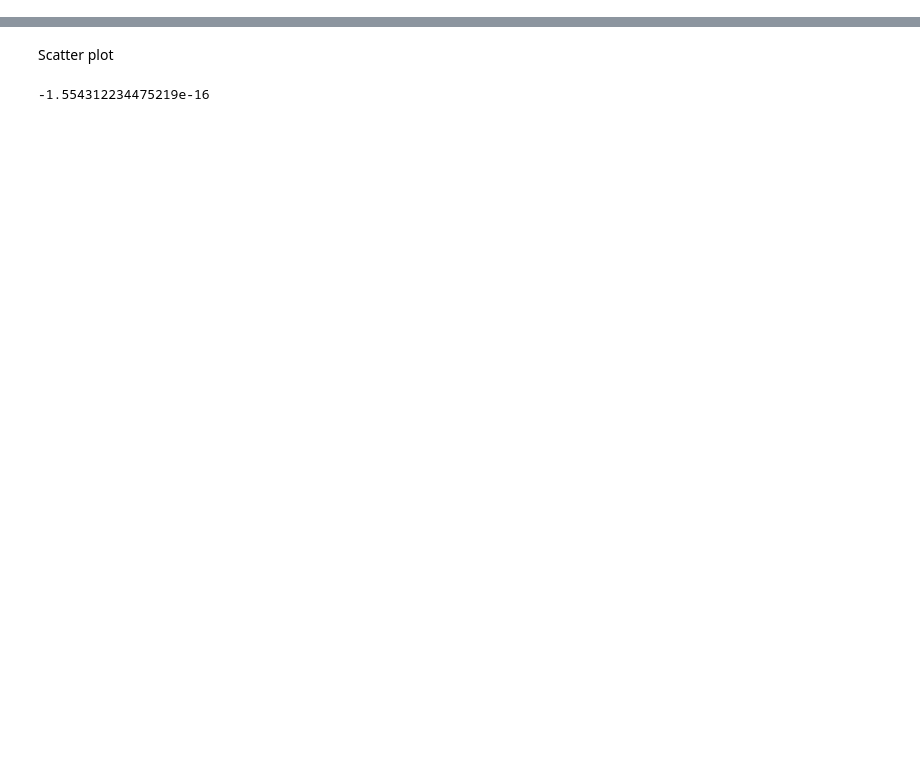
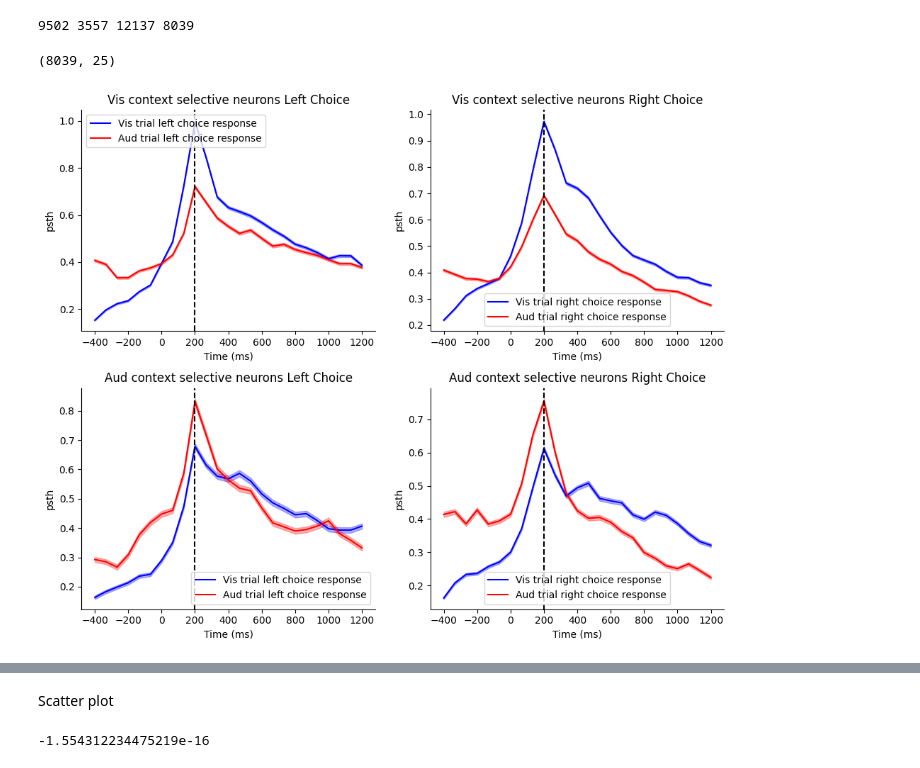
Before and after one commit to edwardyan95/ibllib, a Jupyter notebook: examples/multimice_aggregate.ipynb, the cells around one changed output, grey strips where cells are left out. Drawn from its saved outputs; the diff is of its cells as text; code cells hidden in the pictures; blank space fills up the shorter version.

```diff
--- a/examples/multimice_aggregate.ipynb
+++ b/examples/multimice_aggregate.ipynb
@@ -438,0 +949,3 @@ plt.show()
+# %%
+date = '20250624_valvesilent'
+agg_data['AE_L2']['training']['accuracies_vis'][np.where(agg_data['AE_L2']['training']['training_dates']==date[:8])[0]]
@@ -438,0 +1054,5 @@ plt.show()
+# %%
+vis_left_choice_beta, vis_left_choice_pval, vis_left_choice_r2, beta_info = get_agg_data_beta(agg_data=agg_data, mouse_ids = mouse_ids, unique_predictors = unique_predictors, column_name='vis_left_choice_times')
+aud_left_choice_beta, aud_left_choice_pval, aud_left_choice_r2, beta_info = get_agg_data_beta(agg_data=agg_data, mouse_ids = mouse_ids, unique_predictors = unique_predictors, column_name='aud_left_choice_times')
+vis_right_choice_beta, vis_right_choice_pval, vis_right_choice_r2, beta_info = get_agg_data_beta(agg_data=agg_data, mouse_ids = mouse_ids, unique_predictors = unique_predictors, column_name='vis_right_choice_times')
+aud_right_choice_beta, aud_right_choice_pval, aud_right_choice_r2, beta_info = get_agg_data_beta(agg_data=agg_data, mouse_ids = mouse_ids, unique_predictors = unique_predictors, column_name='aud_right_choice_times')
@@ -438,0 +1061,13 @@ plt.show()
+# %%
+alpha = 0.05
+vis_left_context_neuron_idx =  np.where((vis_left_choice_pval<alpha) & (aud_left_choice_pval>alpha))[0]
+aud_left_context_neuron_idx = np.where((vis_left_choice_pval>alpha) & (aud_left_choice_pval<alpha))[0]
+vis_right_context_neuron_idx = np.where((vis_right_choice_pval<alpha) & (aud_right_choice_pval>alpha))[0]
+aud_right_context_neuron_idx = np.where((vis_right_choice_pval>alpha) & (aud_right_choice_pval<alpha))[0]
+# %%
+print(len(vis_left_context_neuron_idx), len(aud_left_context_neuron_idx), len(vis_right_context_neuron_idx), len(aud_right_context_neuron_idx))
+# %% [output]
+9502 3557 12137 8039
+# %%
+psth_timepoint = np.linspace(psth_time_start*1000,psth_time_end*1000,vis_left_choice_psth.shape[1])
+beta_timepoint = np.linspace(0,300,vis_left_choice_beta.shape[1])
@@ -438,0 +1108,38 @@ plt.show()
+# %%
+aud_right_choice_psth[aud_right_context_neuron_idx].shape
+# %% [output]
+(8039, 25)
+# %%
+fig, axes = plt.subplots(2,2, figsize=(10,8))
+plot_with_error_shading(vis_left_choice_psth[vis_left_context_neuron_idx], time_points=psth_timepoint, color='blue', ax=axes[0,0], label='Vis trial left choice response')
+plot_with_error_shading(aud_left_choice_psth[vis_left_context_neuron_idx], time_points=psth_timepoint, color='red', ax=axes[0,0], label='Aud trial left choice response')
+axes[0,0].axvline(x=200, color='black', linestyle='--')
+axes[0,0].set_title('Vis context selective neurons Left Choice')
+axes[0,0].set_xlabel('Time (ms)')
+axes[0,0].set_ylabel('psth')
+axes[0,0].legend(loc='upper left')
+plot_with_error_shading(vis_right_choice_psth[vis_right_context_neuron_idx], time_points=psth_timepoint, color='blue', ax=axes[0,1], label='Vis trial right choice response')
+plot_with_error_shading(aud_right_choice_psth[vis_right_context_neuron_idx], time_points=psth_timepoint, color='red', ax=axes[0,1], label='Aud trial right choice response')
+axes[0,1].axvline(x=200, color='black', linestyle='--')
+axes[0,1].set_title('Vis context selective neurons Right Choice')
+axes[0,1].set_xlabel('Time (ms)')
+axes[0,1].set_ylabel('psth')
+axes[0,0].legend(loc='upper left')
+plot_with_error_shading(vis_left_choice_psth[aud_left_context_neuron_idx], time_points=psth_timepoint, color='blue', ax=axes[1,0], label='Vis trial left choice response')
+plot_with_error_shading(aud_left_choice_psth[aud_left_context_neuron_idx], time_points=psth_timepoint, color='red', ax=axes[1,0], label='Aud trial left choice response')
+axes[1,0].axvline(x=200, color='black', linestyle='--')
+axes[1,0].set_title('Aud context selective neurons Left Choice')
+axes[1,0].set_xlabel('Time (ms)')
+axes[1,0].set_ylabel('psth')
+axes[0,0].legend(loc='upper left')
+plot_with_error_shading(vis_right_choice_psth[aud_right_context_neuron_idx], time_points=psth_timepoint, color='blue', ax=axes[1,1], label='Vis trial right choice response')
+plot_with_error_shading(aud_right_choice_psth[aud_right_context_neuron_idx], time_points=psth_timepoint, color='red', ax=axes[1,1], label='Aud trial right choice response')
+axes[1,1].axvline(x=200, color='black', linestyle='--')
+axes[1,1].set_title('Aud context selective neurons Right Choice')
+axes[1,1].set_xlabel('Time (ms)')
+axes[1,1].set_ylabel('psth')
+axes[0,0].legend(loc='upper left')
+plt.tight_layout()
+plt.show()
+# %% [output]
+[figure, added]
```
Also changed, not shown: parts of 75 cells of this notebook, 12 other files.
